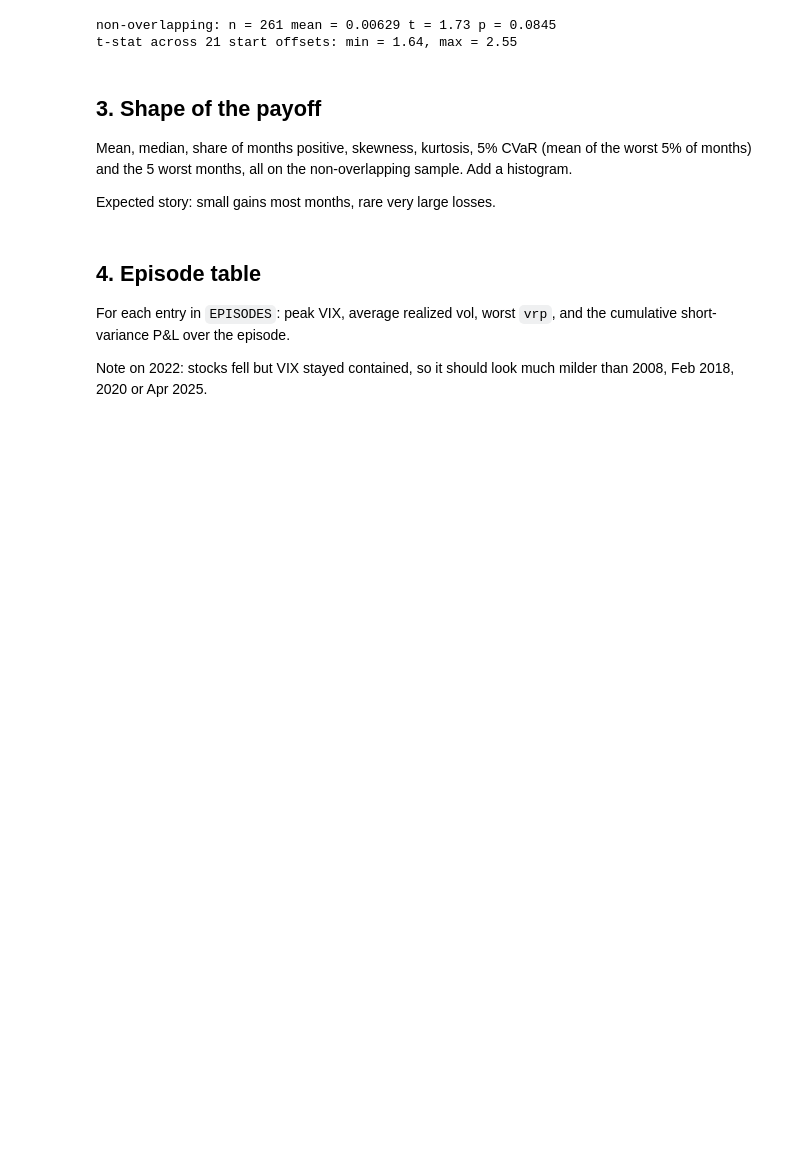
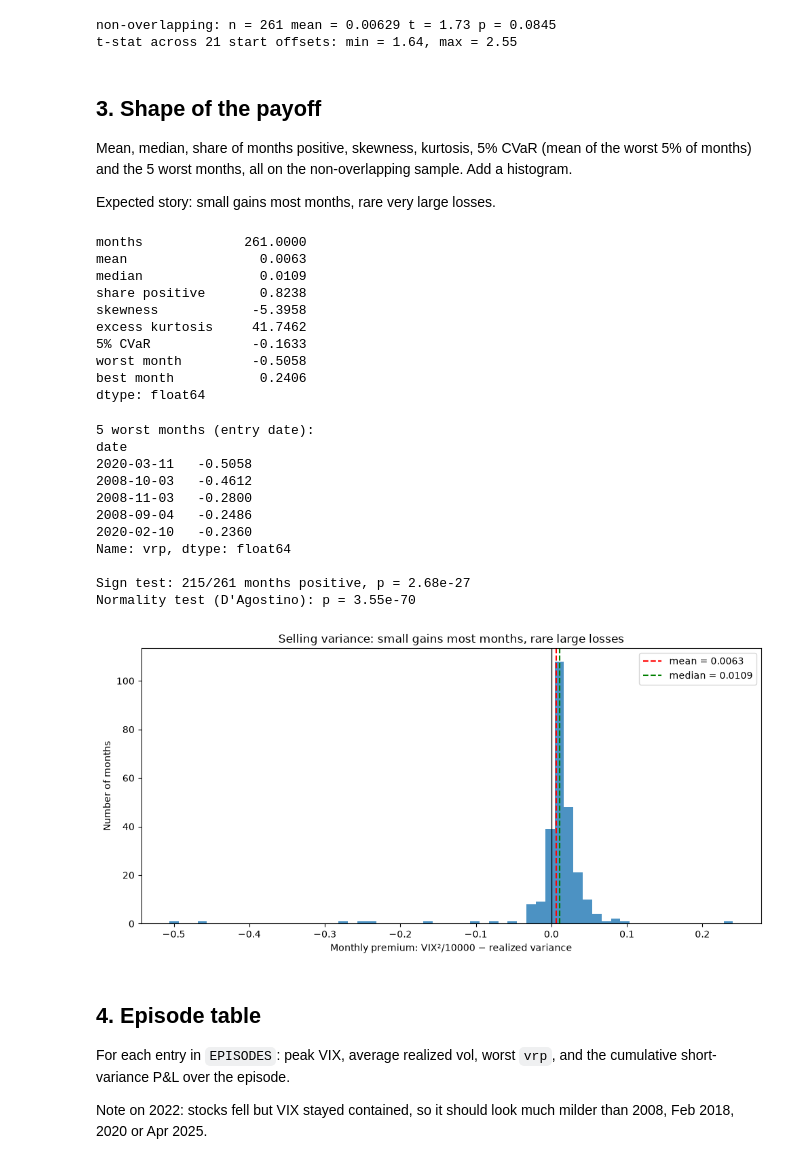
Before and after one commit to Sagar-DU/volatility-risk-premium, a Jupyter notebook: notebooks/02_premium.ipynb, the cells around one changed output. Saved outputs shown, nothing was run; the diff lists cells and outputs as text; code cells hidden in the pictures; blank space fills up the shorter version.

```diff
--- a/notebooks/02_premium.ipynb
+++ b/notebooks/02_premium.ipynb
@@ -107,7 +107,64 @@ Mean, median, share of months positive, skewness, kurtosis, 5% CVaR (mean of the
 
 Expected story: small gains most months, rare very large losses.
 # %%
-# TODO
+monthly = y.iloc[::21]          # non-overlapping monthly sample
+q05 = monthly.quantile(0.05)
+
+summary = pd.Series({
+    'months': len(monthly),
+    'mean': monthly.mean(),
+    'median': monthly.median(),
+    'share positive': (monthly > 0).mean(),
+    'skewness': monthly.skew(),
+    'excess kurtosis': monthly.kurt(),      # 0 = normal
+    '5% CVaR': monthly[monthly <= q05].mean(),
+    'worst month': monthly.min(),
+    'best month': monthly.max(),
+})
+display(summary.round(4))
+print('\n5 worst months (entry date):')
+print(monthly.nsmallest(5).round(4))
+
+n_pos = int((monthly > 0).sum())
+sign = stats.binomtest(n_pos, len(monthly), 0.5)
+print(f"\nSign test: {n_pos}/{len(monthly)} months positive, p = {sign.pvalue:.2e}")
+print(f"Normality test (D'Agostino): p = {stats.normaltest(monthly).pvalue:.2e}")
+
+fig, ax = plt.subplots(figsize=(10, 5))
+ax.hist(monthly, bins=60, color='tab:blue', alpha=0.8)
+ax.axvline(0, color='k', lw=1)
+ax.axvline(monthly.mean(), color='red', ls='--', label=f'mean = {monthly.mean():.4f}')
+ax.axvline(monthly.median(), color='green', ls='--', label=f'median = {monthly.median():.4f}')
+ax.set_xlabel('Monthly premium: VIX²/10000 − realized variance')
+ax.set_ylabel('Number of months')
+ax.set_title('Selling variance: small gains most months, rare large losses')
+ax.legend()
+plt.tight_layout()
+plt.savefig('../docs/figures/fig2_premium_distribution.png', dpi=150)
+plt.show()
+# %% [output]
+months             261.0000
+mean                 0.0063
+median               0.0109
+share positive       0.8238
+skewness            -5.3958
+excess kurtosis     41.7462
+5% CVaR             -0.1633
+worst month         -0.5058
+best month           0.2406
+dtype: float64
+5 worst months (entry date):
+date
+2020-03-11   -0.5058
+2008-10-03   -0.4612
+2008-11-03   -0.2800
+2008-09-04   -0.2486
+2020-02-10   -0.2360
+Name: vrp, dtype: float64
+
+Sign test: 215/261 months positive, p = 2.68e-27
+Normality test (D'Agostino): p = 3.55e-70
+[figure, added]
 # %% [markdown]
 ## 4. Episode table
 For each entry in `EPISODES`: peak VIX, average realized vol, worst `vrp`, and the cumulative short-variance P&L over the episode.
```
Also changed, not shown: parts of 4 cells of this notebook, 1 other file.
